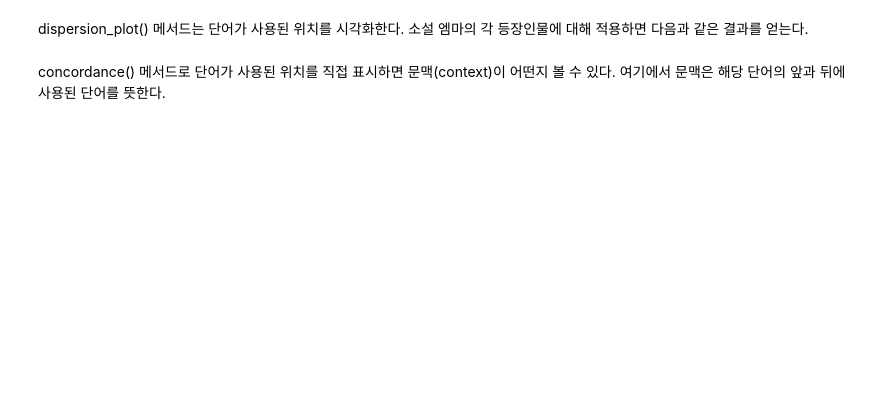
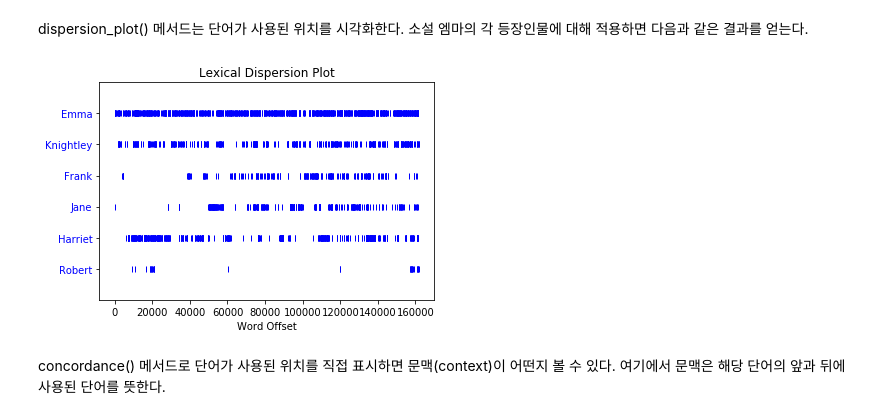
Before and after one commit to mkhoin/nlp1209, a Jupyter notebook: 자연어처리활용/01_NLTK _자연어처리패키지.ipynb, the cells around one changed output. Saved outputs shown, nothing was run; the diff lists cells and outputs as text; code cells hidden in the pictures; blank space fills up the shorter version.

```diff
--- a/자연어처리활용/01_NLTK _자연어처리패키지.ipynb
+++ b/자연어처리활용/01_NLTK _자연어처리패키지.ipynb
@@ -177,4 +308,8 @@ plot() 메소드를 사용하면 각 단어(토큰)의 사용 빈도를 그래
 # %% [markdown]
 dispersion_plot() 메서드는 단어가 사용된 위치를 시각화한다. 소설 엠마의 각 등장인물에 대해 적용하면 다음과 같은 결과를 얻는다.
+# %%
+text.dispersion_plot(["Emma", "Knightley", "Frank", "Jane", "Harriet", "Robert"])
+# %% [output]
+[figure, added]
 # %% [markdown]
 concordance() 메서드로 단어가 사용된 위치를 직접 표시하면 문맥(context)이 어떤지 볼 수 있다. 여기에서 문맥은 해당 단어의 앞과 뒤에 사용된 단어를 뜻한다.
```
Also changed, not shown: parts of 26 cells of this notebook.
